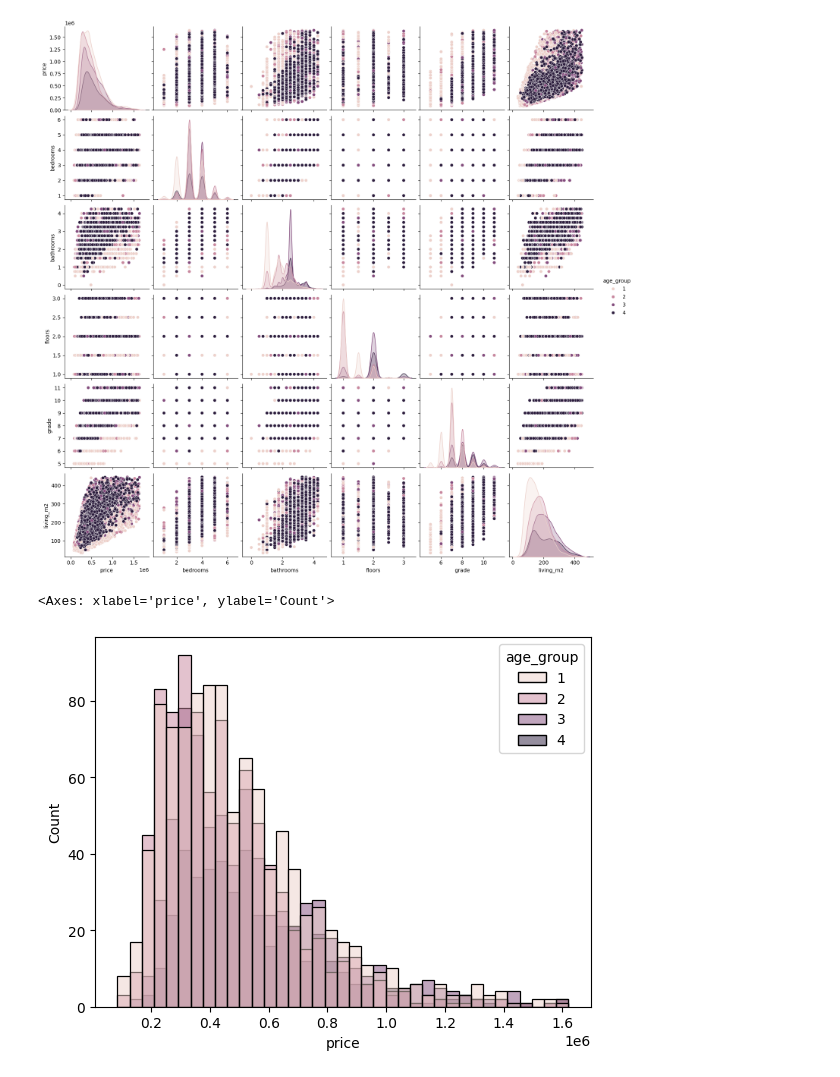
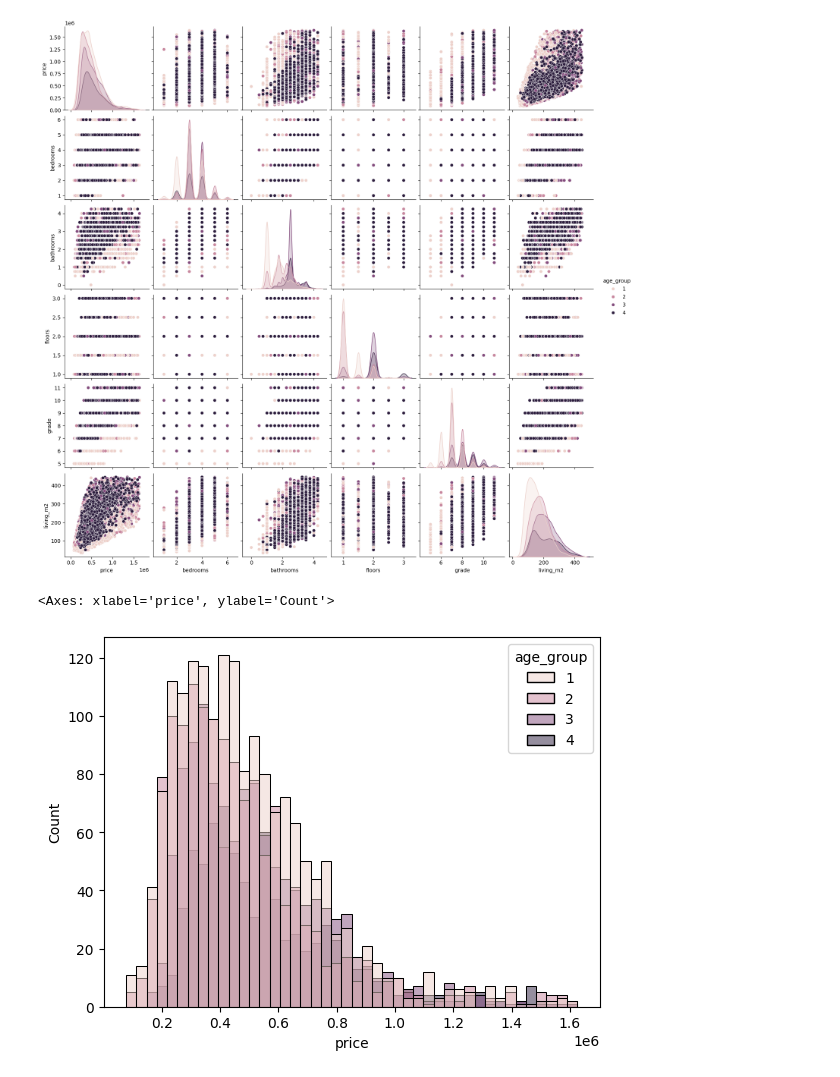
Before and after one commit to tuomasvaltanenLUAS/DataAnalytics2026, a Jupyter notebook: lecture8_analyzing_datasets/house_analysis_version2_seaborn.ipynb, the cells around one changed output. Saved outputs shown, nothing was run; the diff lists cells and outputs as text; code cells hidden in the pictures.

```diff
--- a/lecture8_analyzing_datasets/house_analysis_version2_seaborn.ipynb
+++ b/lecture8_analyzing_datasets/house_analysis_version2_seaborn.ipynb
@@ -355,9 +355,16 @@ sns.pairplot(df, hue="age_group")
 # it seems the newer houses in this dataset are bigger than the older ones
 # ... which wouldn't make any sense in Finnish context, but this data is from US, Seattle
 # %%
-df_sample = df.sample(3000)
+# histogram gets a bit too crowded with full data
+# => let's use a smaller sample
+df_sample = df.sample(5000)
 
+# let's study house age vs price
 sns.histplot(x="price", hue="age_group", data=df_sample)
+
+# can't see much here, the age does not probably DIRECTLY affect the price
+# BUT age group seems to affect secondary variables like living_m2!
+# e.g. => age affects house size => house size affects price
 # %% [output]
 <Axes: xlabel='price', ylabel='Count'>
-[figure, old version]
+[figure, new version]
```
Also changed, not shown: parts of 17 cells of this notebook.
